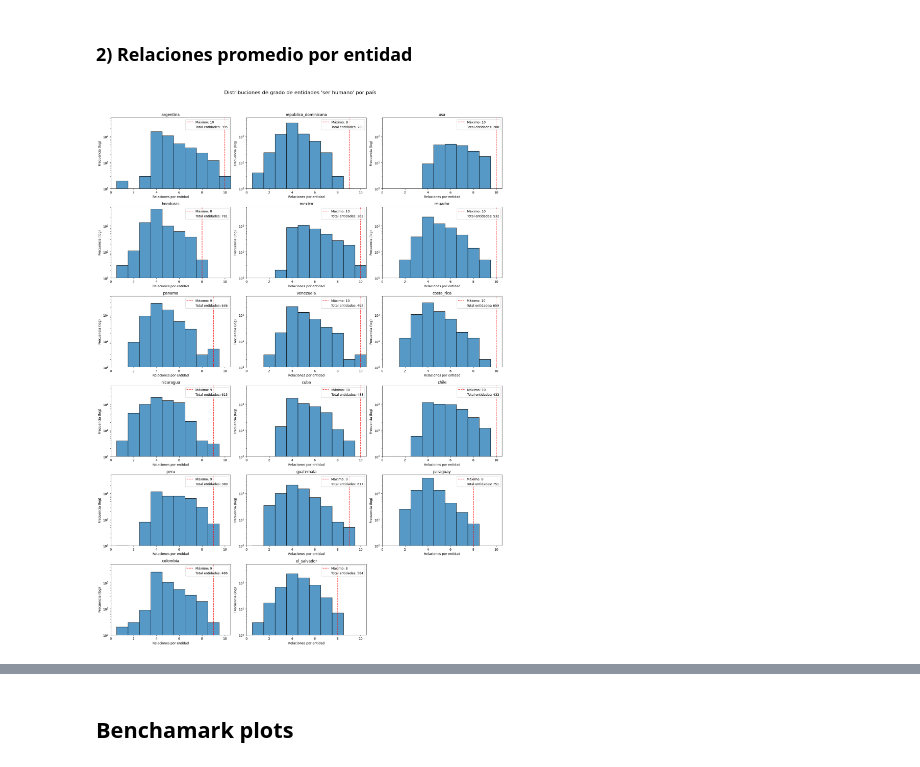
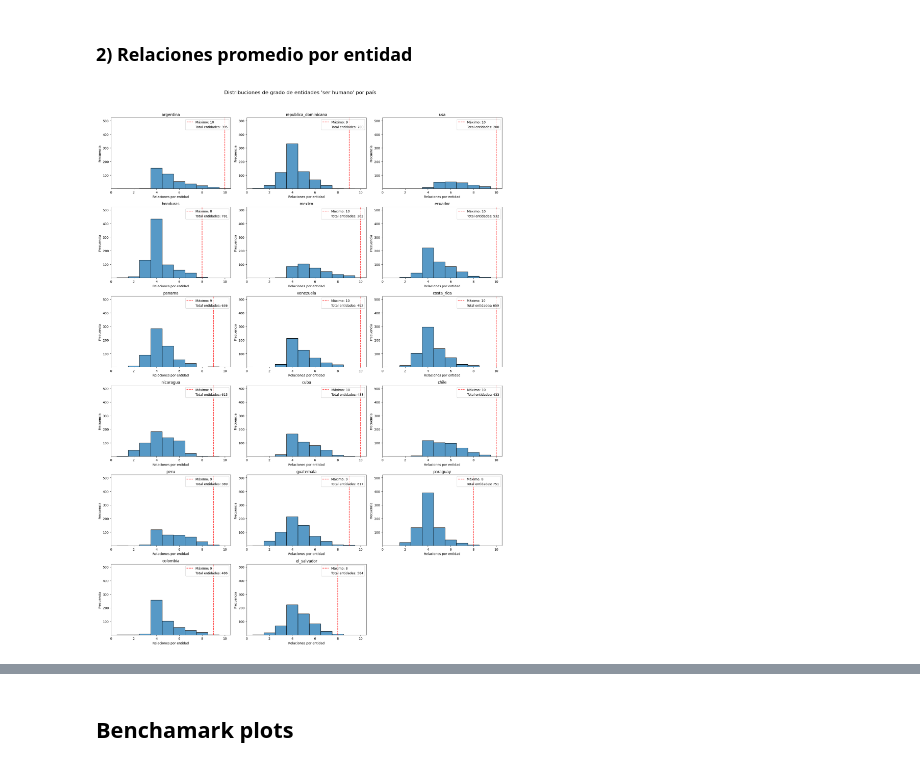
Before and after one commit to JuanHernandez-uc/Proyecto-IA-Gen, a Jupyter notebook: Analisis de datos/analisis_QA.ipynb, the cells around one changed output, grey strips where cells are left out. Drawn from its saved outputs; the diff is of its cells as text; code cells hidden in the pictures.

Commit message:
plotting QA

```diff
--- a/Analisis de datos/analisis_QA.ipynb
+++ b/Analisis de datos/analisis_QA.ipynb
@@ -130,36 +132,35 @@ def plot_entity_degree_distributions(df_dict, suptitle):
     cols = 3 if total_files >= 3 else total_files
     rows = math.ceil(total_files / cols) if total_files > 0 else 1
     fig, axes = plt.subplots(rows, cols, figsize=(6 * cols, 4 * rows))
     axes = axes.flatten() if total_files > 1 else [axes]
 
     for i, country in enumerate(df_dict.keys()):
         series = len(data_dict[country])
         max_val = max(data_dict[country])
         sns.histplot(data_dict[country], bins=range(0, max_x + 2), kde=False, ax=axes[i], discrete=True,)
         axes[i].axvline(x=max_val, color='r', linestyle='--', linewidth=1.5, label='Media')
         axes[i].legend([f'Total entidades: {series}'], loc='upper right')
         axes[i].set_xmargin(0)
         axes[i].set_xlim(0, max_x * 1.05)
-        axes[i].set_yscale('log')
         axes[i].set_ylim(1, max_y * 1.2)
         axes[i].set_xlabel('Relaciones por entidad')
-        axes[i].set_ylabel('Frecuencia (log)')
+        axes[i].set_ylabel('Frecuencia')
         axes[i].set_title(country.replace('.csv', ''))
         total_handle = Patch(facecolor='none', edgecolor='none',
                             label=f'Total entidades: {series}')
 
         axes[i].legend(handles=[Line2D([], [], color='r', linestyle='--', label=f'Máximo: {max_val}'), total_handle], loc='upper right')
 
     for j in range(i + 1, len(axes)):
         fig.delaxes(axes[j])
 
     plt.suptitle(suptitle, fontsize=16, y=1.02)
     plt.tight_layout()
     plt.show()
 
 plot_entity_degree_distributions(entidades_humanas_por_pais, "Distribuciones de grado de entidades 'ser humano' por país")
 # %% [output]
-[figure, old version]
+[figure, new version]
 # %%
 # Muchas relaciones poco relevantes
 df_cuba = entidades_humanas_por_pais['cuba']
```
Also changed, not shown: parts of 7 cells of this notebook.
